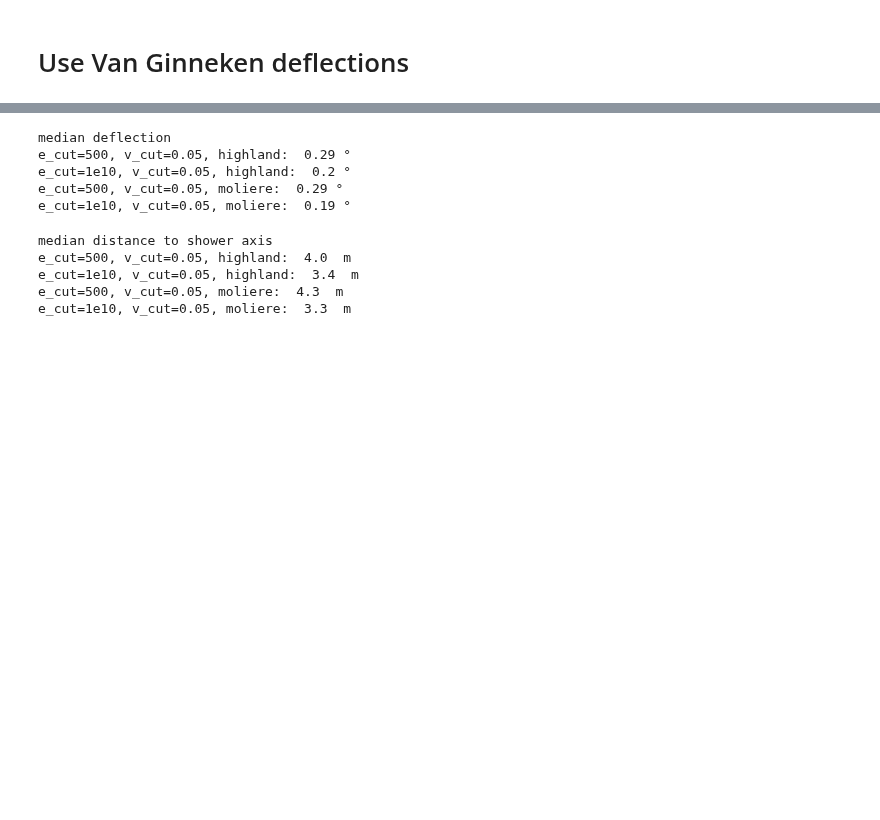
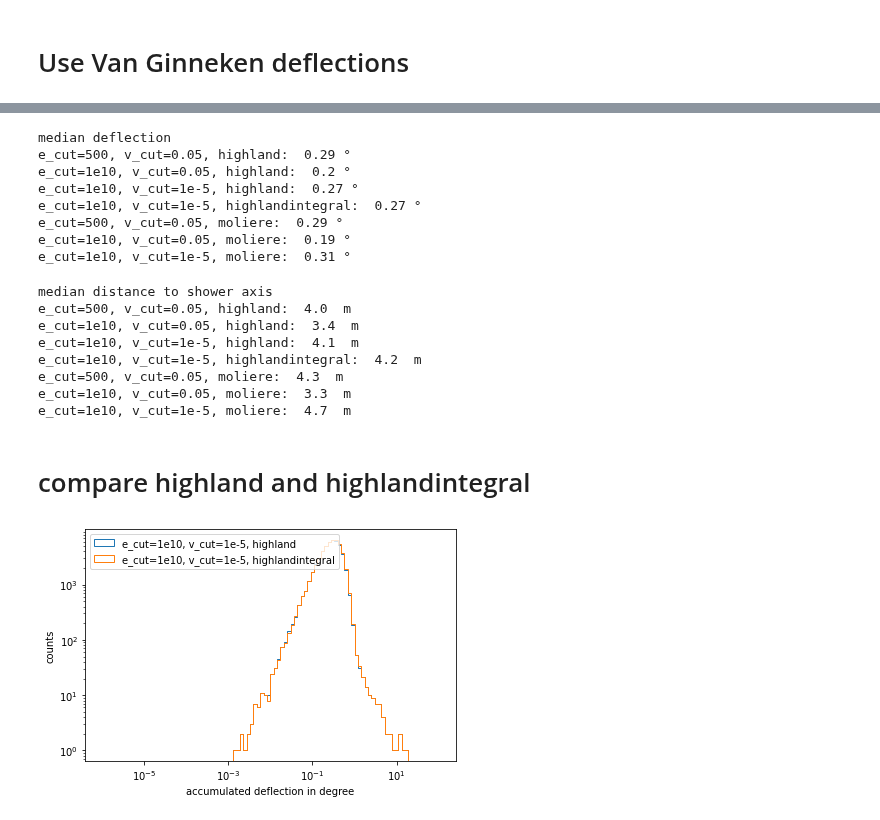
Before and after one commit to pascalgutjahr/muon-deflection-paper, a Jupyter notebook: deflection/e_cut_v_cut_check.ipynb, the cells around one changed output, grey strips where cells are left out. Cells and saved outputs as stored; diff of their text form; code cells hidden in the pictures; blank space fills up the shorter version.

```diff
--- a/deflection/e_cut_v_cut_check.ipynb
+++ b/deflection/e_cut_v_cut_check.ipynb
@@ -86,6 +86,8 @@ if save_plot:
 df_highland_500_05_vG = pd.read_hdf('data/e_cut_v_cut_check/total_defl_vG_highland_500_05.hdf5')
 df_highland_1e10_05_vG = pd.read_hdf('data/e_cut_v_cut_check/total_defl_vG_highland_1e10_05.hdf5')
 df_highland_1e10_1e_5_vG = pd.read_hdf('data/e_cut_v_cut_check/total_defl_vG_highland_1e10_1e-5.hdf5')
+df_highlandintegral_1e10_1e_5_vG = pd.read_hdf('data/e_cut_v_cut_check/total_defl_vG_highlandintegral_1e10_1e-5.hdf5') # HIGHLANDINTEGRAL !!!
+
 df_moliere_500_05_vG = pd.read_hdf('data/e_cut_v_cut_check/total_defl_vG_moliere_500_05.hdf5')
 df_moliere_1e10_05_vG = pd.read_hdf('data/e_cut_v_cut_check/total_defl_vG_moliere_1e10_05.hdf5')
 df_moliere_1e10_1e_5_vG = pd.read_hdf('data/e_cut_v_cut_check/total_defl_vG_moliere_1e10_1e-5.hdf5')
@@ -143,6 +147,8 @@ print('median deflection')
 print('e_cut=500, v_cut=0.05, highland: ', np.round(np.median(df_highland_500_05_vG.deflection), 2), '°')
 print('e_cut=1e10, v_cut=0.05, highland: ', np.round(np.median(df_highland_1e10_05_vG.deflection), 2), '°')
 print('e_cut=1e10, v_cut=1e-5, highland: ', np.round(np.median(df_highland_1e10_1e_5_vG.deflection), 2), '°')
+print('e_cut=1e10, v_cut=1e-5, highlandintegral: ', np.round(np.median(df_highlandintegral_1e10_1e_5_vG.deflection), 2), '°')
+
 print('e_cut=500, v_cut=0.05, moliere: ', np.round(np.median(df_moliere_500_05_vG.deflection), 2), '°')
 print('e_cut=1e10, v_cut=0.05, moliere: ', np.round(np.median(df_moliere_1e10_05_vG.deflection), 2), '°')
 print('e_cut=1e10, v_cut=1e-5, moliere: ', np.round(np.median(df_moliere_1e10_1e_5_vG.deflection), 2), '°')
@@ -150,13 +156,18 @@ print('e_cut=1e10, v_cut=1e-5, moliere: ', np.round(np.median(df_moliere_1e10_1e
 median deflection
 e_cut=500, v_cut=0.05, highland:  0.29 °
 e_cut=1e10, v_cut=0.05, highland:  0.2 °
+e_cut=1e10, v_cut=1e-5, highland:  0.27 °
+e_cut=1e10, v_cut=1e-5, highlandintegral:  0.27 °
 e_cut=500, v_cut=0.05, moliere:  0.29 °
 e_cut=1e10, v_cut=0.05, moliere:  0.19 °
+e_cut=1e10, v_cut=1e-5, moliere:  0.31 °
 # %%
 print('median distance to shower axis')
 print('e_cut=500, v_cut=0.05, highland: ', np.round(np.median(d_shower_highland_500_05_vG), 1), ' m')
 print('e_cut=1e10, v_cut=0.05, highland: ', np.round(np.median(d_shower_highland_1e10_05_vG), 1), ' m')
 print('e_cut=1e10, v_cut=1e-5, highland: ', np.round(np.median(d_shower_highland_1e10_1e_5_vG), 1), ' m')
+print('e_cut=1e10, v_cut=1e-5, highlandintegral: ', np.round(np.median(d_shower_highlandintegral_1e10_1e_5_vG), 1), ' m')
+
 print('e_cut=500, v_cut=0.05, moliere: ', np.round(np.median(d_shower_moliere_500_05_vG), 1), ' m')
 print('e_cut=1e10, v_cut=0.05, moliere: ', np.round(np.median(d_shower_moliere_1e10_05_vG), 1), ' m')
 print('e_cut=1e10, v_cut=1e-5, moliere: ', np.round(np.median(d_shower_moliere_1e10_1e_5_vG), 1), ' m')
@@ -164,5 +175,26 @@ print('e_cut=1e10, v_cut=1e-5, moliere: ', np.round(np.median(d_shower_moliere_1
 median distance to shower axis
 e_cut=500, v_cut=0.05, highland:  4.0  m
 e_cut=1e10, v_cut=0.05, highland:  3.4  m
+e_cut=1e10, v_cut=1e-5, highland:  4.1  m
+e_cut=1e10, v_cut=1e-5, highlandintegral:  4.2  m
 e_cut=500, v_cut=0.05, moliere:  4.3  m
 e_cut=1e10, v_cut=0.05, moliere:  3.3  m
+e_cut=1e10, v_cut=1e-5, moliere:  4.7  m
+# %% [markdown]
+# compare highland and highlandintegral
+# %%
+bins = np.logspace(-6, 2, 101)
+plt.hist(df_highland_1e10_1e_5_vG.deflection, bins=bins, histtype='step', label='e_cut=1e10, v_cut=1e-5, highland')
+plt.hist(df_highlandintegral_1e10_1e_5_vG.deflection, bins=bins, histtype='step', label='e_cut=1e10, v_cut=1e-5, highlandintegral')
+
+
+plt.xlabel('accumulated deflection in degree')
+plt.ylabel('counts')
+plt.xscale('log')
+plt.yscale('log')
+plt.legend(loc='upper left')
+plt.tight_layout()
+if save_plot:
+    plt.savefig(plot_dir + '{}_{}_{}events_deflection_vG_highland_int.pdf'.format(energy_name(E_i), energy_name(E_f), n_events))
+# %% [output]
+[figure, added]
```
Also changed, not shown: parts of 4 cells of this notebook, 6 other files.
